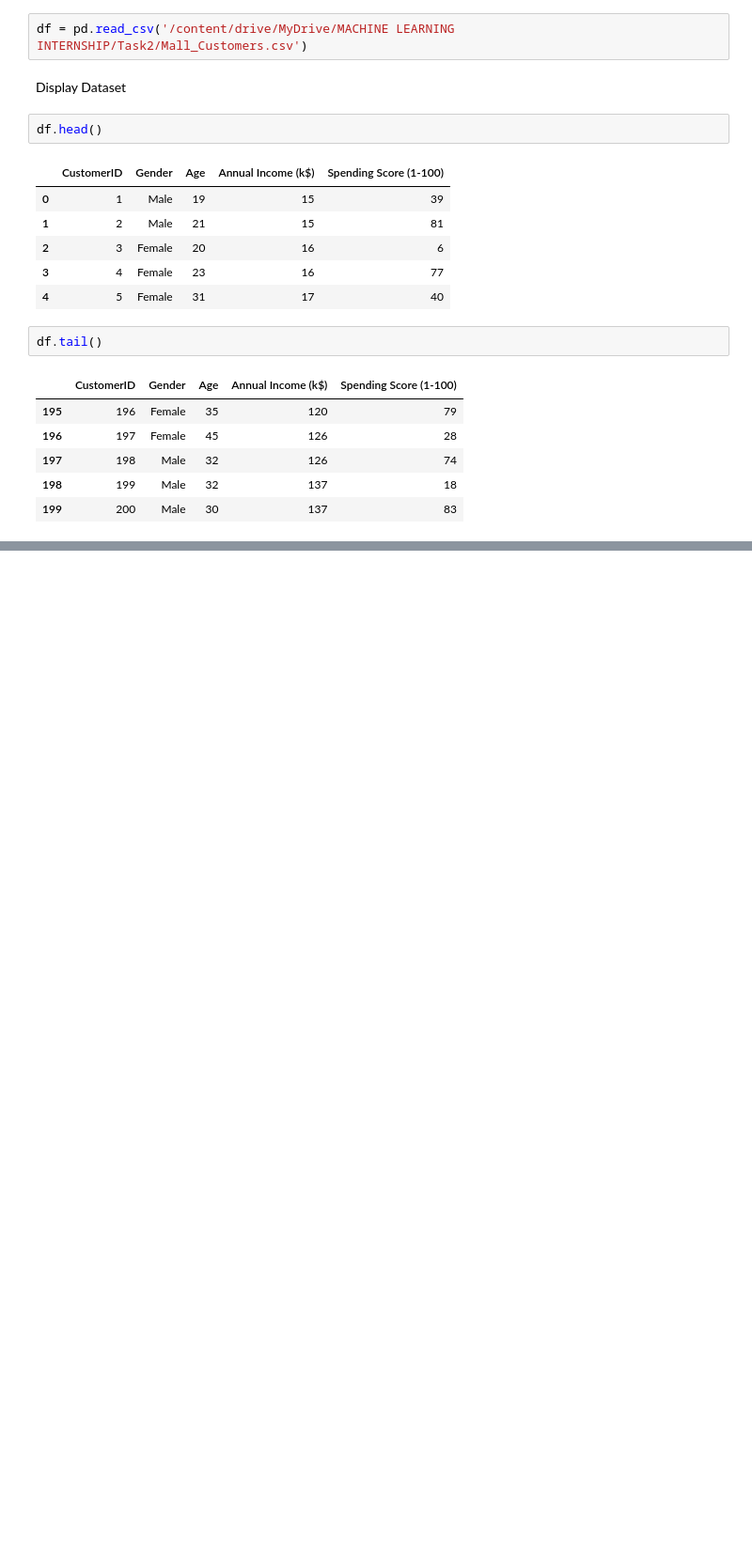
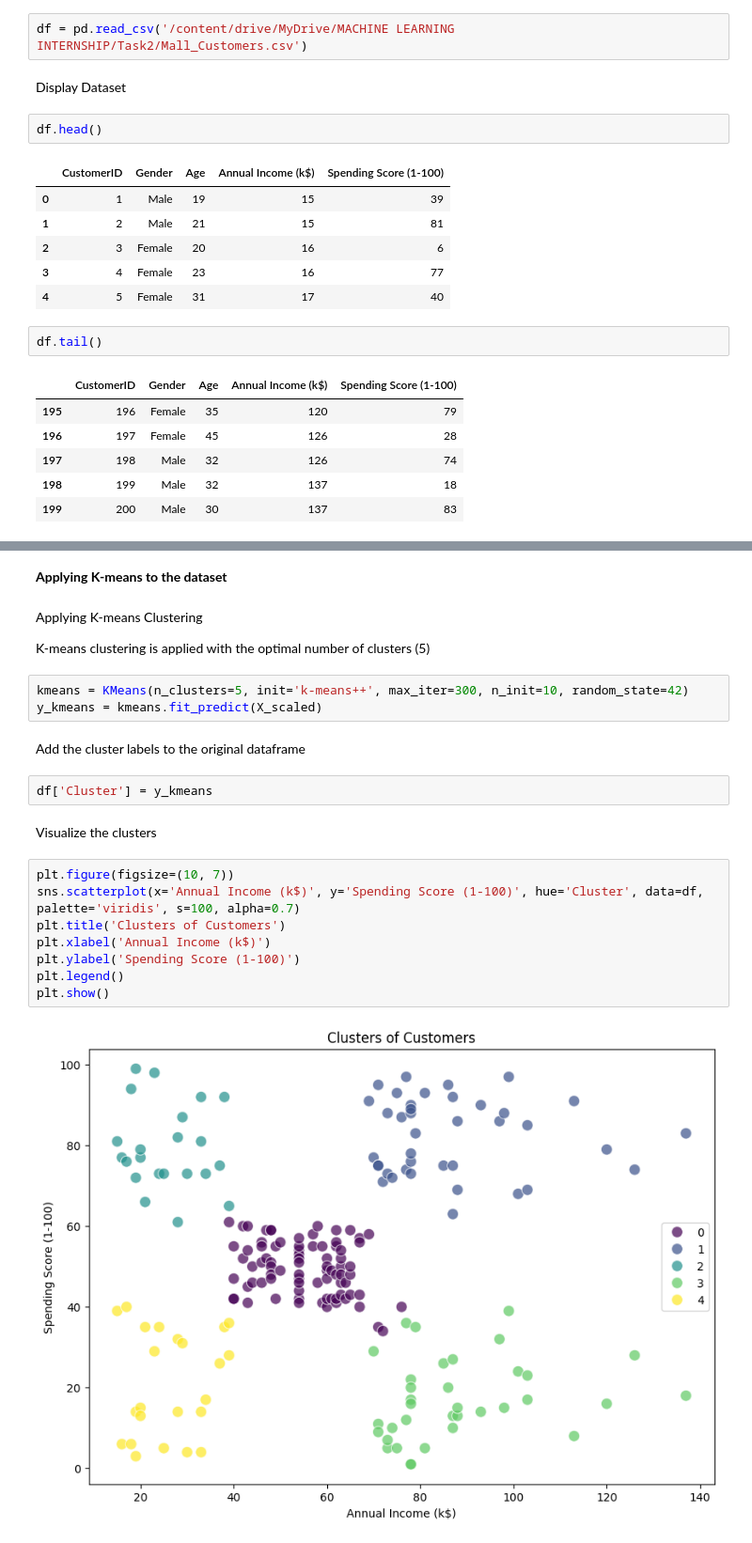
Before and after one commit to AronTech1/PRODIGY_ML_02, a Jupyter notebook: Task2.ipynb, the cells around one changed output, grey strips where cells are left out. Shown: that part at 94% size. Drawn from its saved outputs; the diff is of its cells as text; blank space fills up the shorter version.

```diff
--- a/Task2.ipynb
+++ b/Task2.ipynb
@@ -42,0 +184,25 @@ df.tail()
+# %% [markdown]
+**Applying K-means to the dataset**
+# %% [markdown]
+Applying K-means Clustering
+
+K-means clustering is applied with the optimal number of clusters (5)
+# %%
+kmeans = KMeans(n_clusters=5, init='k-means++', max_iter=300, n_init=10, random_state=42)
+y_kmeans = kmeans.fit_predict(X_scaled)
+# %% [markdown]
+Add the cluster labels to the original dataframe
+# %%
+df['Cluster'] = y_kmeans
+# %% [markdown]
+Visualize the clusters
+# %%
+plt.figure(figsize=(10, 7))
+sns.scatterplot(x='Annual Income (k$)', y='Spending Score (1-100)', hue='Cluster', data=df, palette='viridis', s=100, alpha=0.7)
+plt.title('Clusters of Customers')
+plt.xlabel('Annual Income (k$)')
+plt.ylabel('Spending Score (1-100)')
+plt.legend()
+plt.show()
+# %% [output]
+[figure, added]
```
Also changed, not shown: parts of 49 cells of this notebook.
